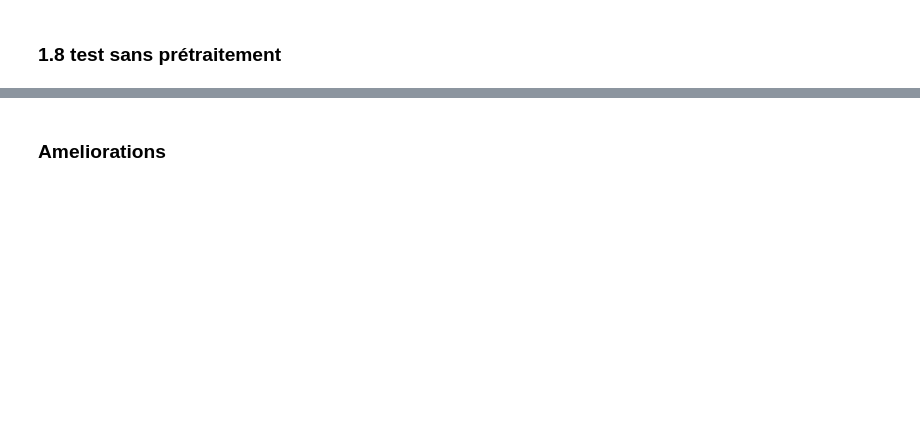
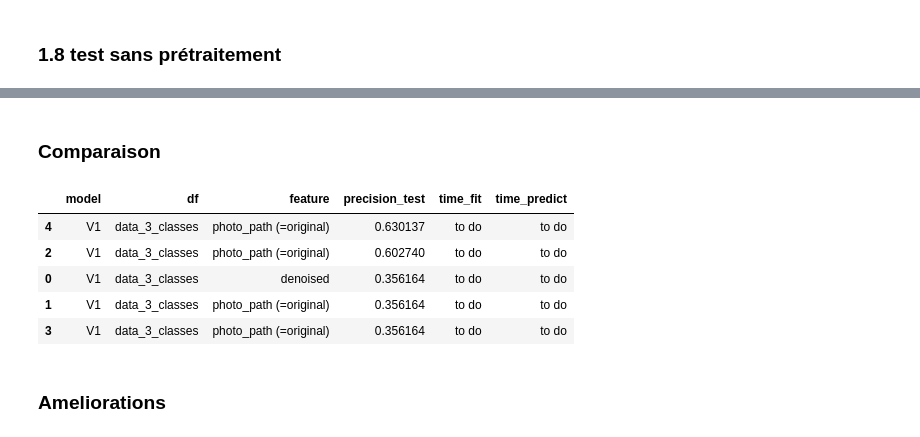
Before and after one commit to Kiwinokoto/OC_projet_6_Classer_des_images, a Jupyter notebook: Oudelet_Kevin_2_notebook_model_perso_180324.ipynb, the cells around one changed output, grey strips where cells are left out. Saved outputs shown, nothing was run; the diff lists cells and outputs as text; code cells hidden in the pictures; blank space fills up the shorter version.

Commit message:
comparaisons pretraitements

```diff
--- a/Oudelet_Kevin_2_notebook_model_perso_180324.ipynb
+++ b/Oudelet_Kevin_2_notebook_model_perso_180324.ipynb
@@ -88,6 +88,18 @@ INFO: Pandarallel will run on 6 workers.
 INFO: Pandarallel will use Memory file system to transfer data between the main process and workers.
 # %% [markdown]
 ### 0.2 Fonctions
+# %%
+model_results = []
+
+def affichage_results():
+    # Create a DataFrame from the list of model results
+    model_comparison_df = pd.concat([pd.DataFrame(model_results)], ignore_index=True)
+
+    # Sort the DataFrame by precision in descending order (higher is better)
+    model_comparison_df.sort_values(by='precision_test', ascending=False, inplace=True)
+
+    # Display the sorted DataFrame
+    display(model_comparison_df)
 # %% [markdown]
 ### 0.3 Variables globales
 # %%
@@ -503,3 +566,17 @@ Test accuracy (no preprocessing): 0.5616438388824463
+# %% [markdown]
+### Comparaison
+# %%
+affichage_results()
+
+# OK, on y voit déjà + clair :
+#
+# %% [output]
+|  | model | df | feature | precision_test | time_fit | time_predict |
+| 4 | V1 | data_3_classes | photo_path (=original) | 0.630137 | to do | to do |
+| 2 | V1 | data_3_classes | photo_path (=original) | 0.602740 | to do | to do |
+| 0 | V1 | data_3_classes | denoised | 0.356164 | to do | to do |
+| 1 | V1 | data_3_classes | photo_path (=original) | 0.356164 | to do | to do |
+| 3 | V1 | data_3_classes | photo_path (=original) | 0.356164 | to do | to do |
 # %% [markdown]
 ### Ameliorations
 # %%
```
Also changed, not shown: parts of 10 cells of this notebook.
